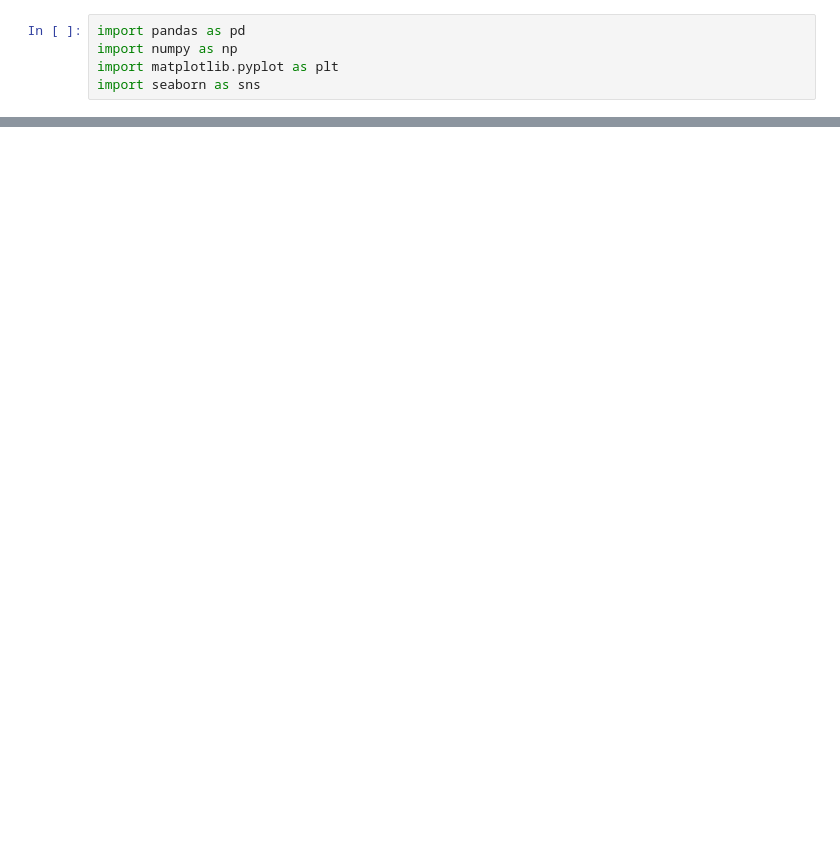
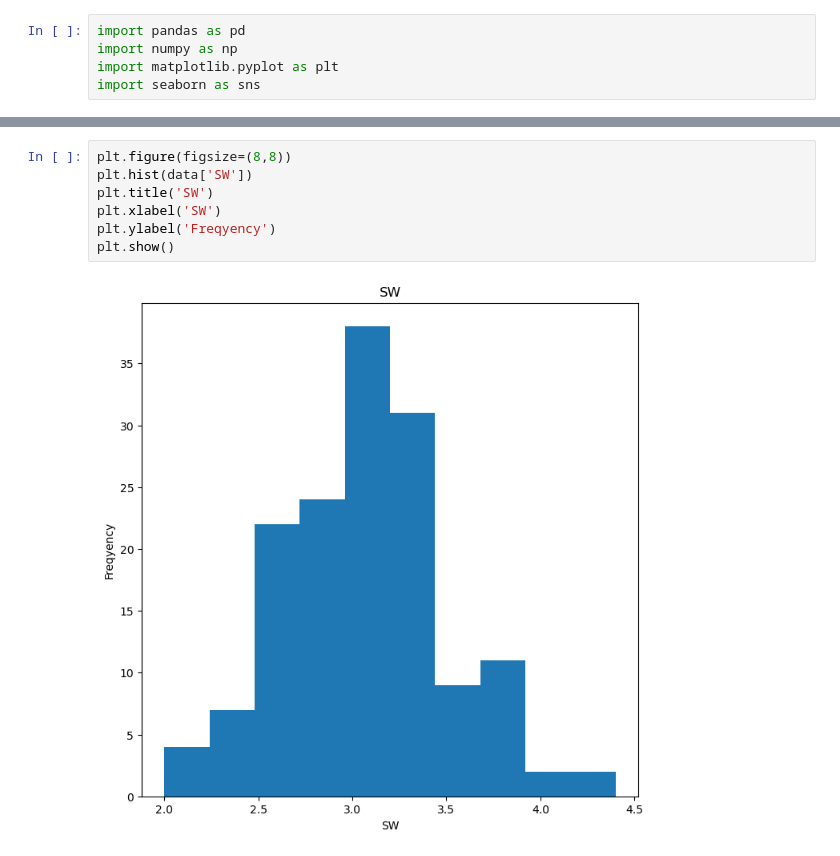
Before and after one commit to Princejose007/prince-jose, a Jupyter notebook: prince day 5.ipynb, the cells around one changed output, grey strips where cells are left out. Cells and saved outputs as stored; diff of their text form; blank space fills up the shorter version.

```diff
--- a/prince day 5.ipynb
+++ b/prince day 5.ipynb
@@ -9,0 +79,9 @@ FileNotFoundError: [Errno 2] No such file or directory: 'iris.xls'
+# %%
+plt.figure(figsize=(8,8))
+plt.hist(data['SW'])
+plt.title('SW')
+plt.xlabel('SW')
+plt.ylabel('Freqyency')
+plt.show()
+# %% [output]
+[figure, added]
```
Also changed, not shown: parts of 12 cells of this notebook.
